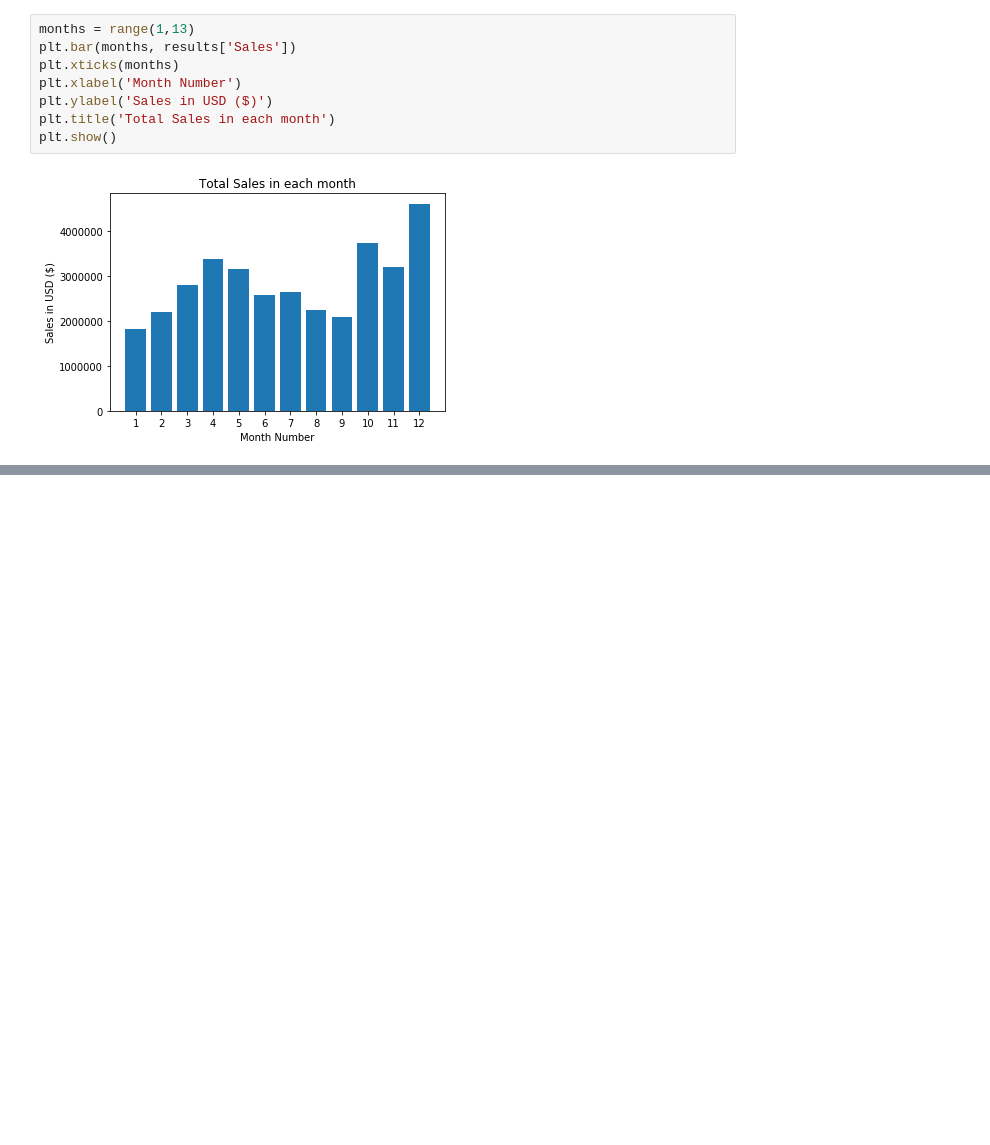
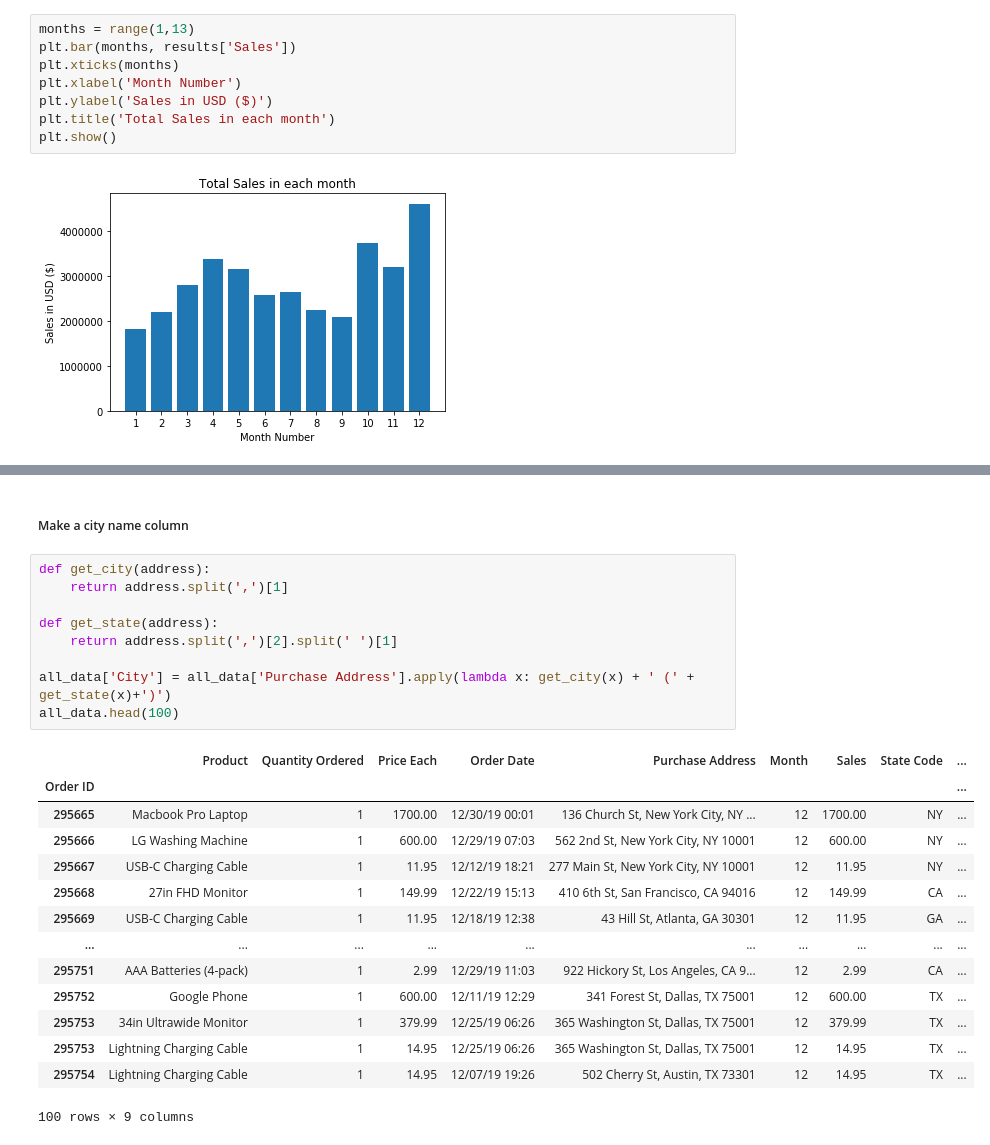
Before and after one commit to p15182028/Pandas-Data-Science-Tasks, a Jupyter notebook: Sales Analysis.ipynb, the cells around one changed output, grey strips where cells are left out. Cells and saved outputs as stored; diff of their text form; blank space fills up the shorter version.

```diff
--- a/Sales Analysis.ipynb
+++ b/Sales Analysis.ipynb
@@ -156,0 +205,26 @@ plt.show()
+# %% [markdown]
+##### Make a city name column
+# %%
+def get_city(address):
+    return address.split(',')[1]
+
+def get_state(address):
+    return address.split(',')[2].split(' ')[1]
+
+all_data['City'] = all_data['Purchase Address'].apply(lambda x: get_city(x) + ' (' + get_state(x)+')')
+all_data.head(100)
+# %% [output]
+|  | Product | Quantity Ordered | Price Each | Order Date | Purchase Address | Month | Sales | State Code | ... |
+| Order ID |  |  |  |  |  |  |  |  | ... |
+| 295665 | Macbook Pro Laptop | 1 | 1700.00 | 12/30/19 00:01 | 136 Church St, New York City, NY ... | 12 | 1700.00 | NY | ... |
+| 295666 | LG Washing Machine | 1 | 600.00 | 12/29/19 07:03 | 562 2nd St, New York City, NY 10001 | 12 | 600.00 | NY | ... |
+| 295667 | USB-C Charging Cable | 1 | 11.95 | 12/12/19 18:21 | 277 Main St, New York City, NY 10001 | 12 | 11.95 | NY | ... |
+| 295668 | 27in FHD Monitor | 1 | 149.99 | 12/22/19 15:13 | 410 6th St, San Francisco, CA 94016 | 12 | 149.99 | CA | ... |
+| 295669 | USB-C Charging Cable | 1 | 11.95 | 12/18/19 12:38 | 43 Hill St, Atlanta, GA 30301 | 12 | 11.95 | GA | ... |
+| ... | ... | ... | ... | ... | ... | ... | ... | ... | ... |
+| 295751 | AAA Batteries (4-pack) | 1 | 2.99 | 12/29/19 11:03 | 922 Hickory St, Los Angeles, CA 9... | 12 | 2.99 | CA | ... |
+| 295752 | Google Phone | 1 | 600.00 | 12/11/19 12:29 | 341 Forest St, Dallas, TX 75001 | 12 | 600.00 | TX | ... |
+| 295753 | 34in Ultrawide Monitor | 1 | 379.99 | 12/25/19 06:26 | 365 Washington St, Dallas, TX 75001 | 12 | 379.99 | TX | ... |
+| 295753 | Lightning Charging Cable | 1 | 14.95 | 12/25/19 06:26 | 365 Washington St, Dallas, TX 75001 | 12 | 14.95 | TX | ... |
+| 295754 | Lightning Charging Cable | 1 | 14.95 | 12/07/19 19:26 | 502 Cherry St, Austin, TX 73301 | 12 | 14.95 | TX | ... |
+100 rows × 9 columns
```
Also changed, not shown: parts of 14 cells of this notebook.
